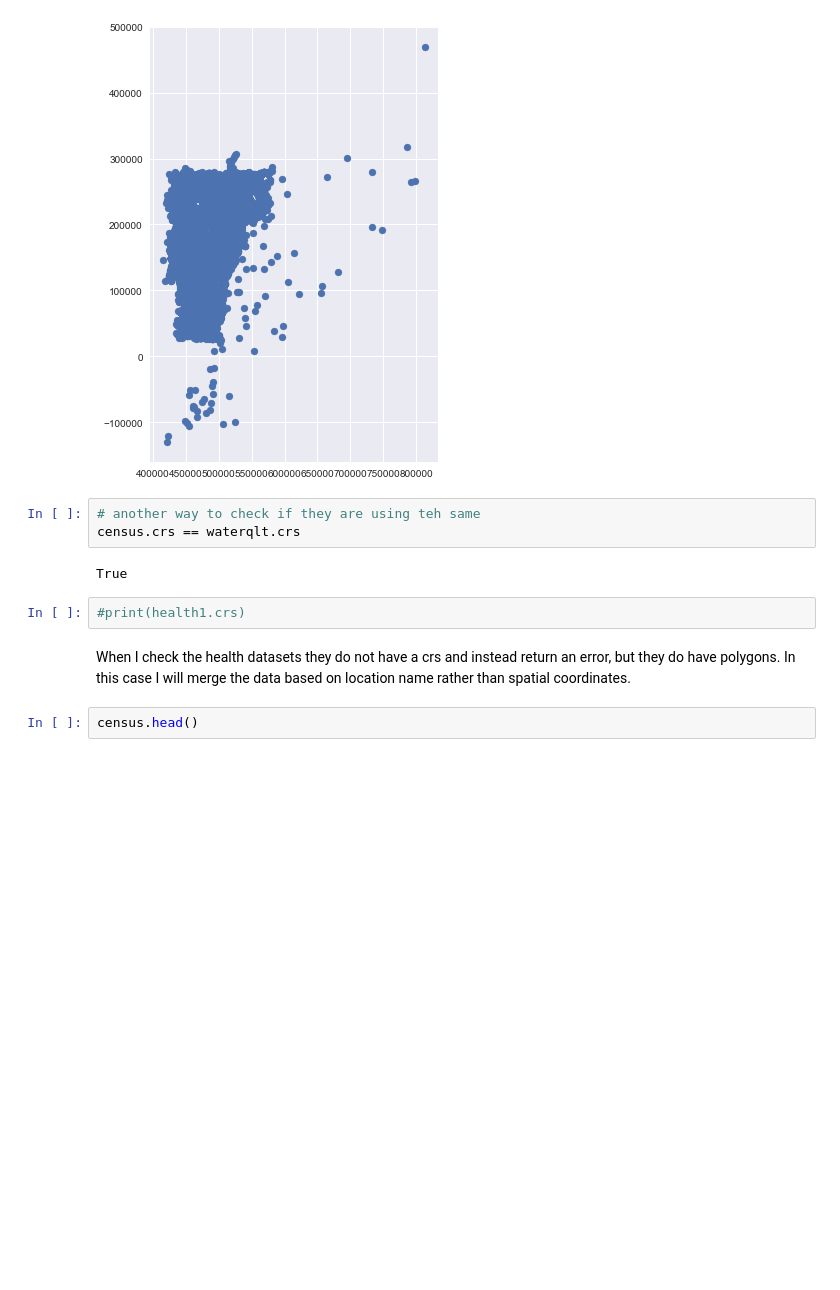
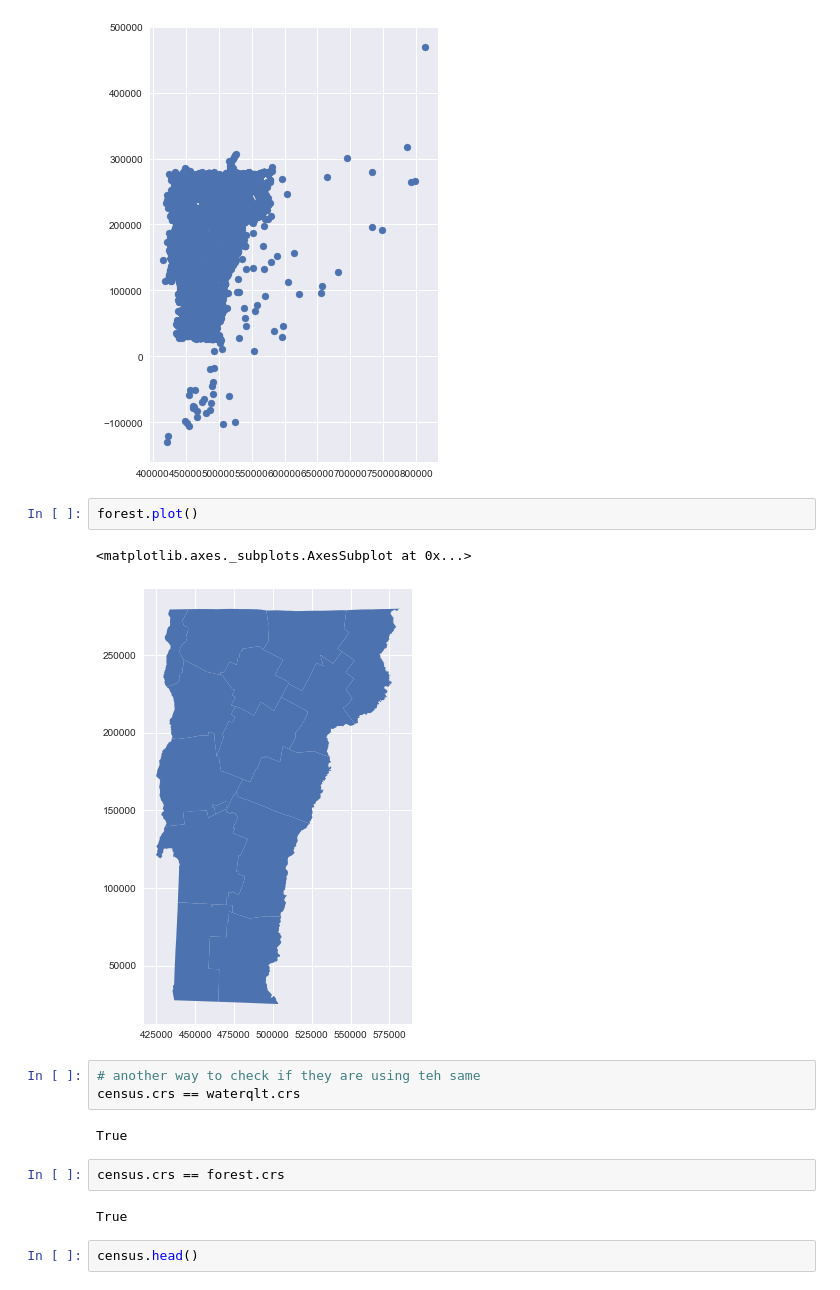
Before and after one commit to VCGI/Geopandas-Python-Library-Exploration, a Jupyter notebook: Geospatial Joins and Merges in Python.ipynb, the cells around one changed output. Cells and saved outputs as stored; diff of their text form; blank space fills up the shorter version.

```diff
--- a/Geospatial Joins and Merges in Python.ipynb
+++ b/Geospatial Joins and Merges in Python.ipynb
@@ -38,15 +42,20 @@ waterqlt.plot()
 # %% [output]
 <matplotlib.axes._subplots.AxesSubplot at 0x...>
 [figure]
+# %%
+forest.plot()
+# %% [output]
+<matplotlib.axes._subplots.AxesSubplot at 0x...>
+[figure, added]
 # %%
 # another way to check if they are using teh same
 census.crs == waterqlt.crs
 # %% [output]
 True
-# %%
-#print(health1.crs)
-# %% [markdown]
-When I check the health datasets they do not have a crs and instead return an error, but they do have polygons. In this case I will merge the data based on location name rather than spatial coordinates.
+# %%
+census.crs == forest.crs
+# %% [output]
+True
 # %%
 census.head()
 # %% [output]
```
Also changed, not shown: parts of 62 cells of this notebook, 10 other files.
